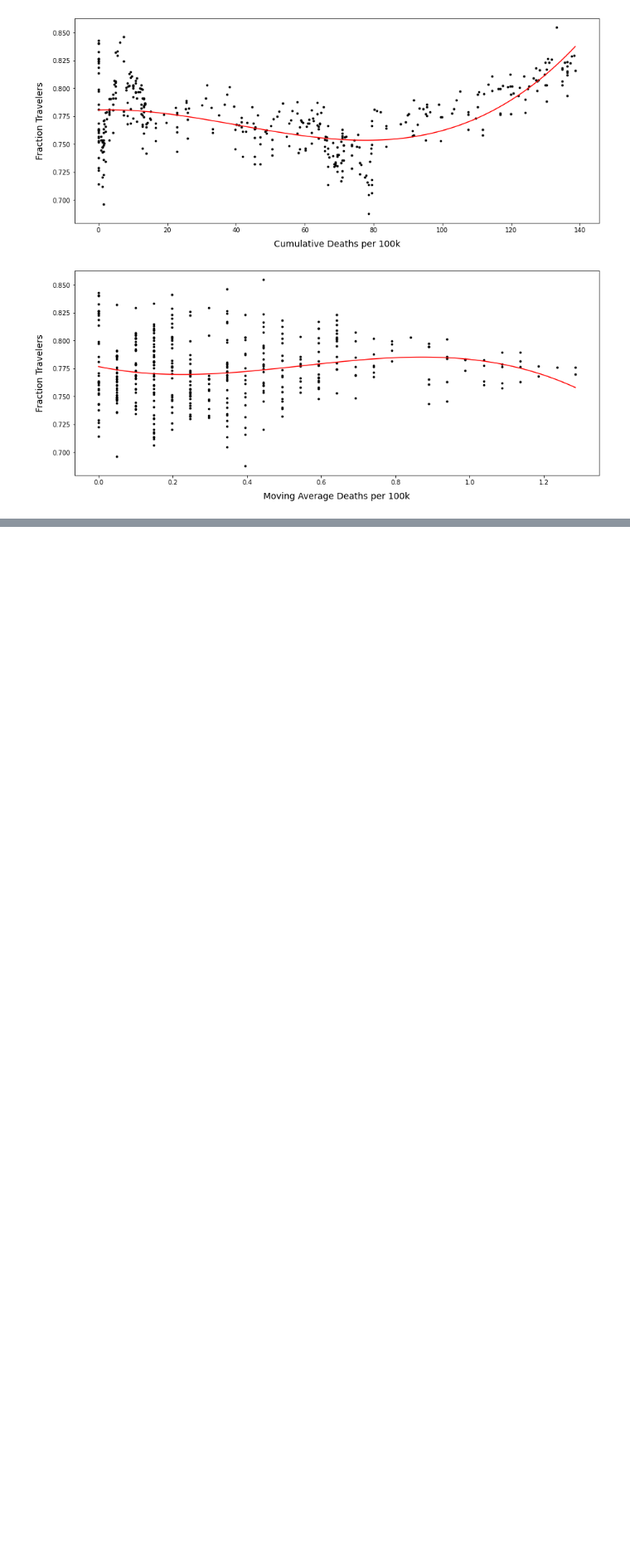
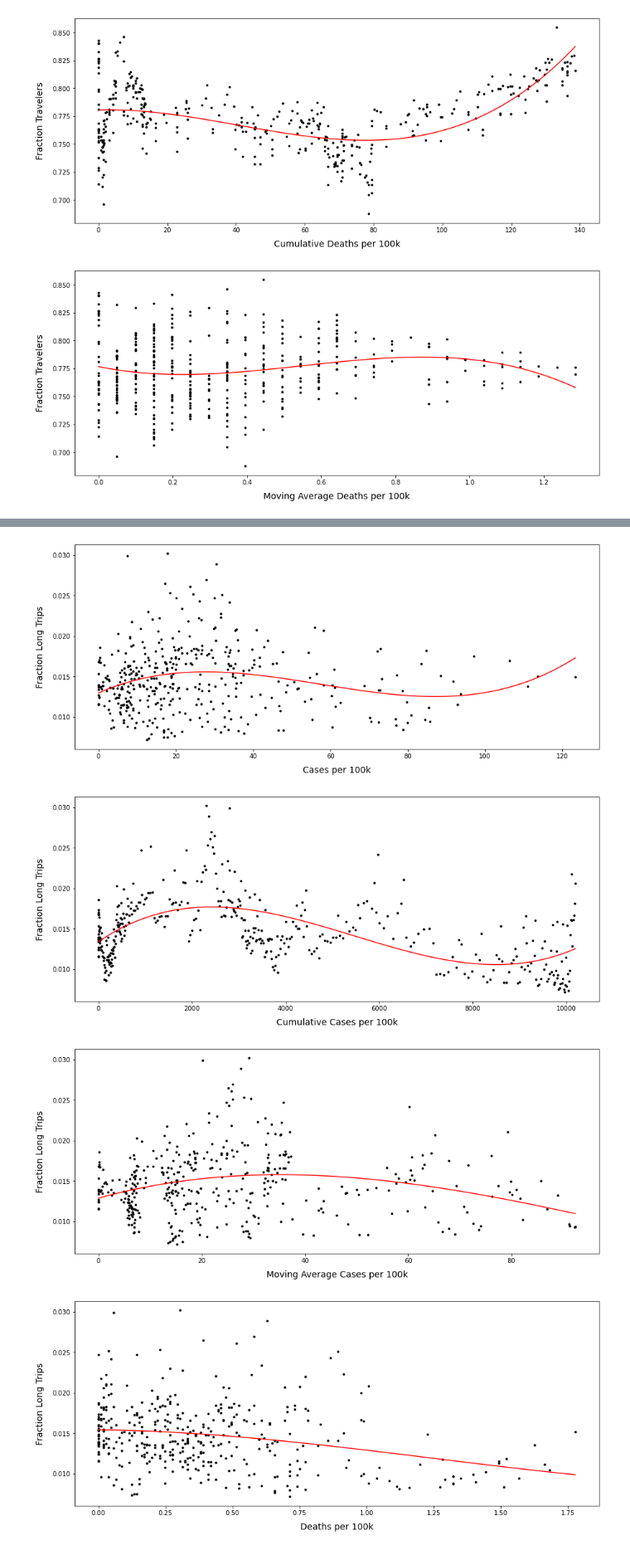
Before and after one commit to mrepasky3/ISYE6416-Spring2021-Project, a Jupyter notebook: Splines.ipynb, the cells around one changed output, grey strips where cells are left out. Shown at 83% size. Cells and saved outputs as stored; diff of their text form; code cells hidden in the pictures; blank space fills up the shorter version.

```diff
--- a/Splines.ipynb
+++ b/Splines.ipynb
@@ -115,8 +48,8 @@ def spline_wrapper(county_X, county_y, field, field_name, smoothing):
 # %%
-dates, fulton_y, fulton_X, feature_labels = feature_extraction("Fulton")
+dates, fulton_y, fulton_X, feature_labels = covid_feature_extraction.county_extraction("Fulton","Population")
 fulton_smoothing = [0.4,0.3,0.3,0.5,0.25,0.5]
 for i in range(len(fulton_X.columns)):
-    spline_wrapper(fulton_X, fulton_y, fulton_X.columns[i], feature_labels[i], smoothing=fulton_smoothing[i])
+    spline_wrapper(fulton_X, fulton_y, fulton_X.columns[i], feature_labels[i], fulton_smoothing[i], "Fraction Travelers")
 # %% [output]
 [figure]
 [figure]
@@ -125,10 +58,10 @@ for i in range(len(fulton_X.columns)):
 [figure]
 [figure]
 # %%
-dates, lowndes_y, lowndes_X, feature_labels = feature_extraction("Lowndes")
+dates, lowndes_y, lowndes_X, feature_labels = covid_feature_extraction.county_extraction("Lowndes","Population")
 lowndes_smoothing = [0.4,0.3,0.3,0.5,0.25,0.5]
 for i in range(len(lowndes_X.columns)):
-    spline_wrapper(lowndes_X, lowndes_y, lowndes_X.columns[i], feature_labels[i], smoothing=lowndes_smoothing[i])
+    spline_wrapper(lowndes_X, lowndes_y, lowndes_X.columns[i], feature_labels[i], lowndes_smoothing[i], "Fraction Travelers")
 # %% [output]
 [figure]
 [figure]
@@ -137,10 +70,10 @@ for i in range(len(lowndes_X.columns)):
 [figure]
 [figure]
 # %%
-dates, chatham_y, chatham_X, feature_labels = feature_extraction("Chatham")
+dates, chatham_y, chatham_X, feature_labels = covid_feature_extraction.county_extraction("Chatham","Population")
 chatham_smoothing = [0.4,0.3,0.3,0.5,0.25,0.5]
 for i in range(len(chatham_X.columns)):
-    spline_wrapper(chatham_X, chatham_y, chatham_X.columns[i], feature_labels[i], smoothing=chatham_smoothing[i])
+    spline_wrapper(chatham_X, chatham_y, chatham_X.columns[i], feature_labels[i], chatham_smoothing[i], "Fraction Travelers")
 # %% [output]
 [figure]
 [figure]
@@ -150,0 +86,10 @@ for i in range(len(chatham_X.columns)):
+# %%
+dates, state_y, state_X, feature_labels = covid_feature_extraction.state_extraction("Long")
+state_smoothing = [0.4,0.3,0.3,0.5,0.2,0.5]
+for i in range(len(state_X.columns)):
+    spline_wrapper(state_X, state_y, state_X.columns[i], feature_labels[i], state_smoothing[i], "Fraction Long Trips")
+# %% [output]
+[figure, added]
+[figure, added]
+[figure, added]
+[figure, added]
```
Also changed, not shown: parts of 24 cells of this notebook, 3 other files.
